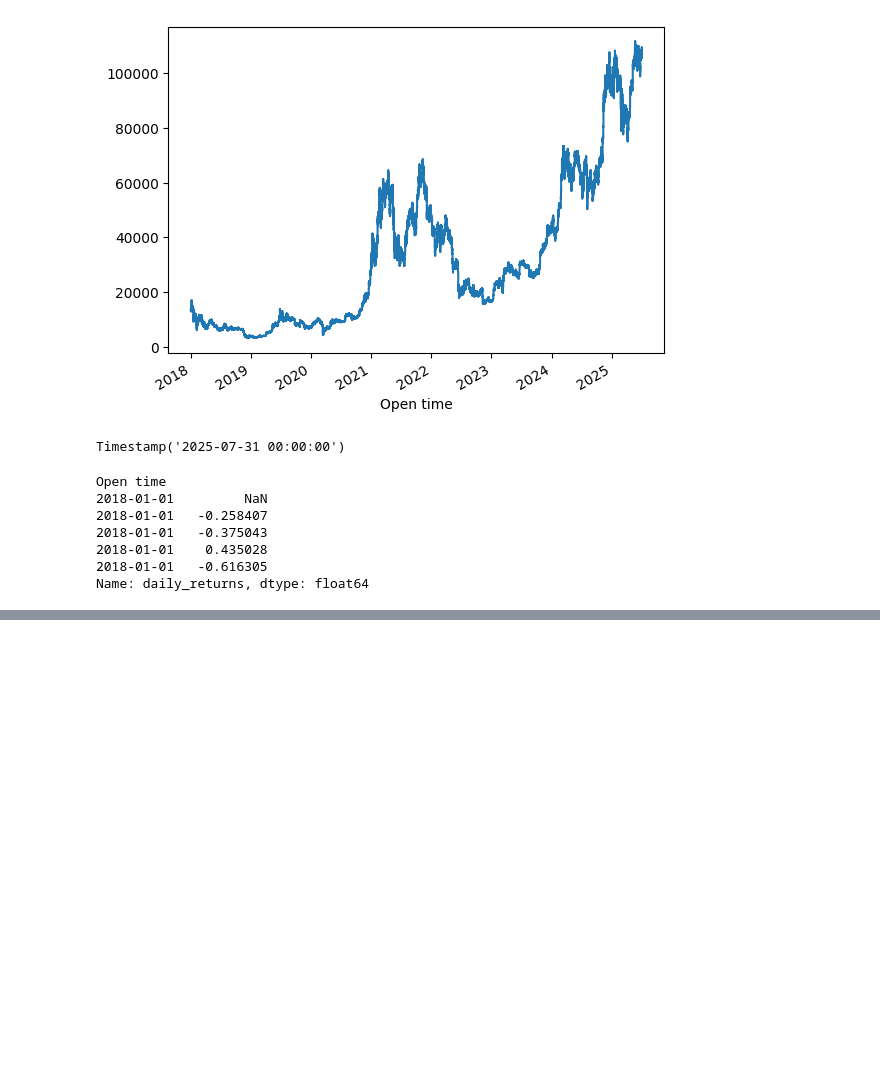
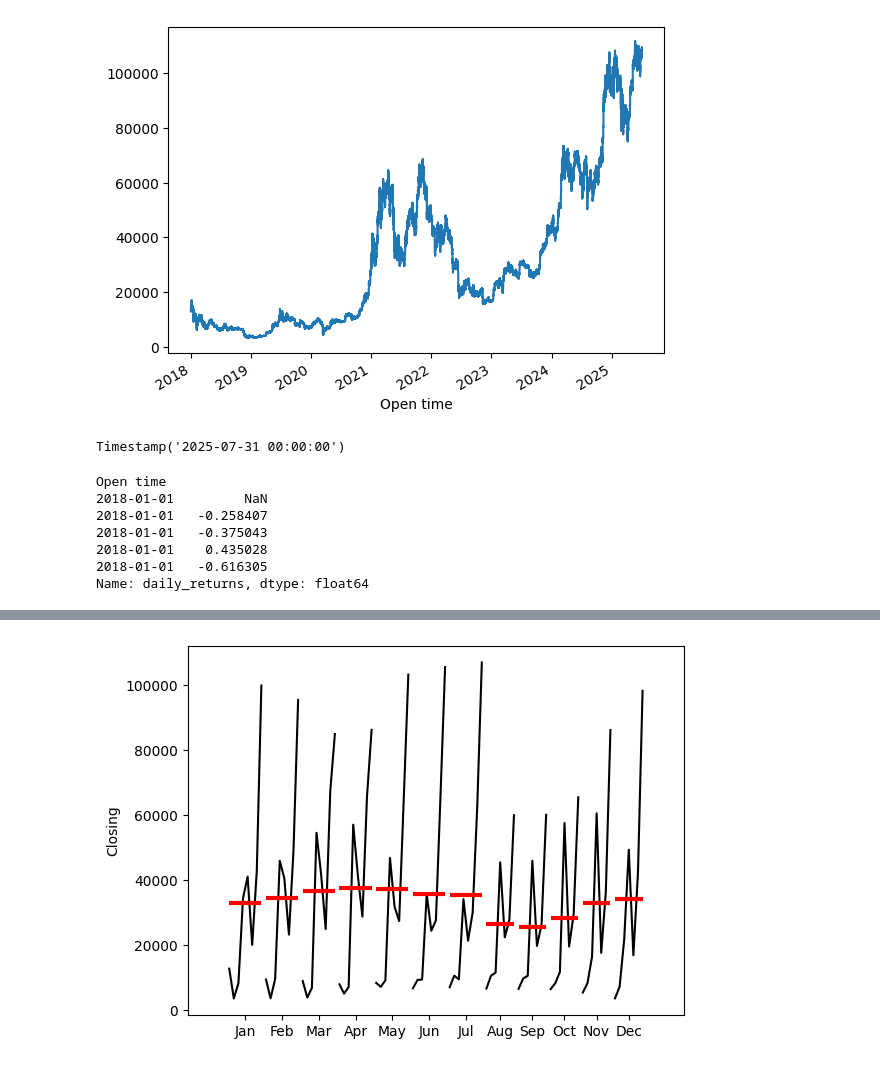
Before and after one commit to john-otienoh/Future_Interns_Projects, a Jupyter notebook: MachineLearningTasks/Task_One/bitcoin_time_series.ipynb, the cells around one changed output, grey strips where cells are left out. Saved outputs shown, nothing was run; the diff lists cells and outputs as text; code cells hidden in the pictures; blank space fills up the shorter version.

Commit message:
Seasonality

```diff
--- a/MachineLearningTasks/Task_One/bitcoin_time_series.ipynb
+++ b/MachineLearningTasks/Task_One/bitcoin_time_series.ipynb
@@ -78,0 +100,9 @@ Name: daily_returns, dtype: float64
+# %%
+# Fill in missing values
+df['7_day_rolling'].bfill(inplace=True)
+df['7_day_rolling'].fillna(method='bfill', inplace=True)
+
+# Interpolate missing 7 day rolling
+df['7_day_rolling'].interpolate(inplace=True)
+
+df.isnull().sum()
@@ -78,0 +133,9 @@ Name: daily_returns, dtype: float64
+# %%
+# Extract time variables
+df['Year'] = df.index.year
+df['month'] = df.index.month
+df['day'] = df.index.day
+df['Weekday'] = df.index.day_name()
+df['Weekday_Numeric'] = df.index.weekday
+df['Weekend'] = df.index.weekday > 4
+df.head()
@@ -78,0 +150,3 @@ Name: daily_returns, dtype: float64
+# %%
+# Future Engineering - Lagged Values
+df['closed_lag_one'] = df['Close'].shift(1)
@@ -78,0 +162,11 @@ Name: daily_returns, dtype: float64
+# %%
+# Python seasonal Plots
+from statsmodels.graphics.tsaplots import month_plot, quarter_plot
+from statsmodels.tsa.seasonal import seasonal_decompose
+month_plot(
+    df["Close"].resample('ME').mean(),
+    ylabel='Closing'
+)
+plt.show()
+# %% [output]
+[figure, added]
```
Also changed, not shown: parts of 9 cells of this notebook.
